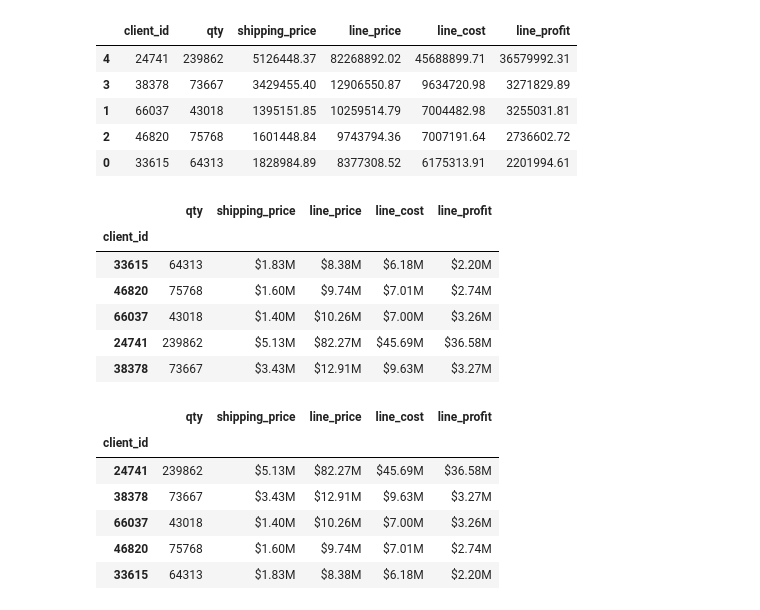
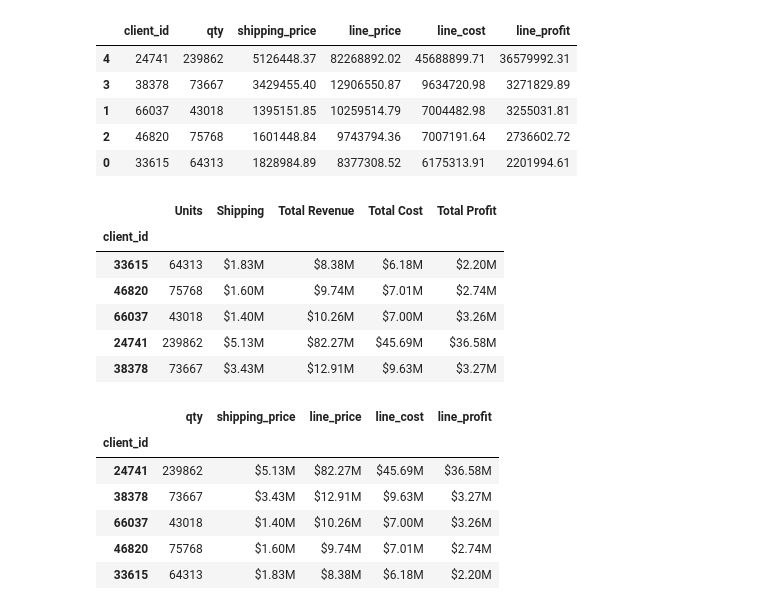
Before and after one commit to rajeevsd123/Cloned_repo, a Jupyter notebook: M4 assignment/Starter_Code - 03_11/module_4_challenge.ipynb, the cells around one changed output. Drawn from its saved outputs; the diff is of its cells as text; code cells hidden in the pictures.

```diff
--- a/M4 assignment/Starter_Code - 03_11/module_4_challenge.ipynb
+++ b/M4 assignment/Starter_Code - 03_11/module_4_challenge.ipynb
@@ -378,6 +417,6 @@ df_client_id_top = df.query('client_id in @client_id_list_top')
 df_client_id_top
 #df_top5=df_client_id_top.groupby(['client_id'])["line_price","qty"].apply(lambda x : x.sum())
 col_agg_dictionary = {'qty':'sum','shipping_price': 'sum','line_price':'sum','line_cost': 'sum','line_profit':'sum' }
-df_top5=df_client_id_top.groupby(['client_id'],sort=False).aggregate(col_agg_dictionary)
-df_top5
+df_top5=df_client_id_top.groupby(['client_id']).aggregate(col_agg_dictionary).reset_index()
+df_top5.sort_values(by='line_profit', ascending=False)
 # %% [output]
@@ -403,22 +441,22 @@ df_top5
 # %%
 # Format the data and rename the columns
 # to names suitable for presentation.
 # Currency should be in millions of dollars.
 #Solution 1
     # def format_colummns(col):
     #     return '${:,.2f}M'.format(col/1000000)
     # column_list = ['Usage', 'New_Column']
     # format_df1[column_list]=format_df1[column_list].apply(lambda x: x.apply(format_colummns))
     # format_df1
 #Solution 2
     # column_list = ['Usage', 'New_Column']
     # format_df1[column_list] = format_df1[column_list].map(lambda x: f'${x/1000000:.2f}M')
     # format_df1
 column_list = ['shipping_price', 'line_price', 'line_cost','line_profit' ]
 df_top5[column_list] = df_top5[column_list].map(lambda x: f'${x/1000000:.2f}M')
-df_top5
+df_top5.rename(columns={'client_id':'Client ID', 'qty':'Units','shipping_price':'Shipping', 'line_price' : 'Total Revenue', 'line_cost': 'Total Cost', 'line_profit': 'Total Profit'})
 # %% [output]
-|  | qty | shipping_price | line_price | line_cost | line_profit |
+|  | Units | Shipping | Total Revenue | Total Cost | Total Profit |
 | client_id |  |  |  |  |  |
 | 33615 | 64313 | $1.83M | $8.38M | $6.18M | $2.20M |
 | 46820 | 75768 | $1.60M | $9.74M | $7.01M | $2.74M |
```
Also changed, not shown: parts of 3 cells of this notebook.
